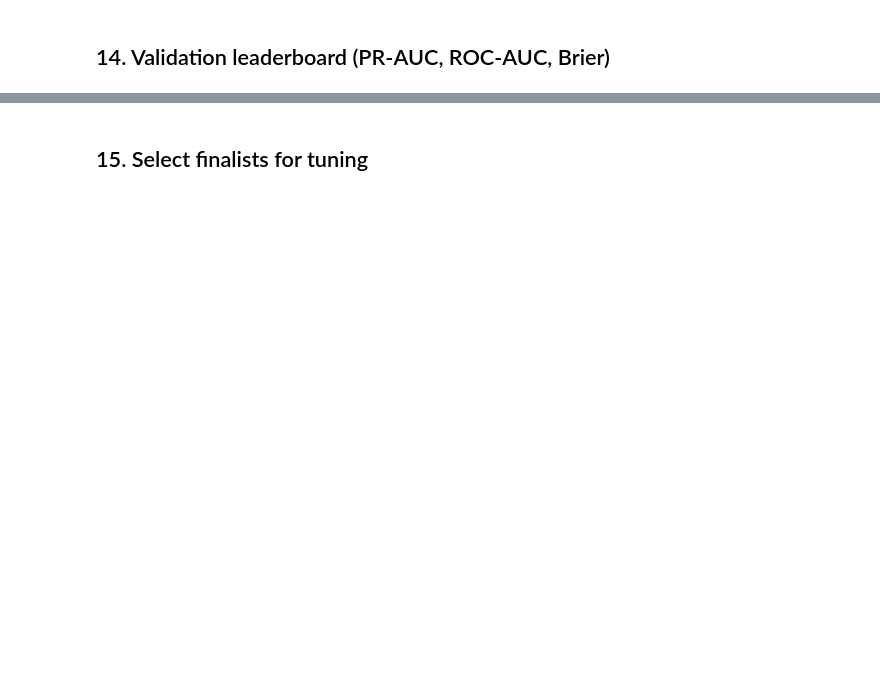
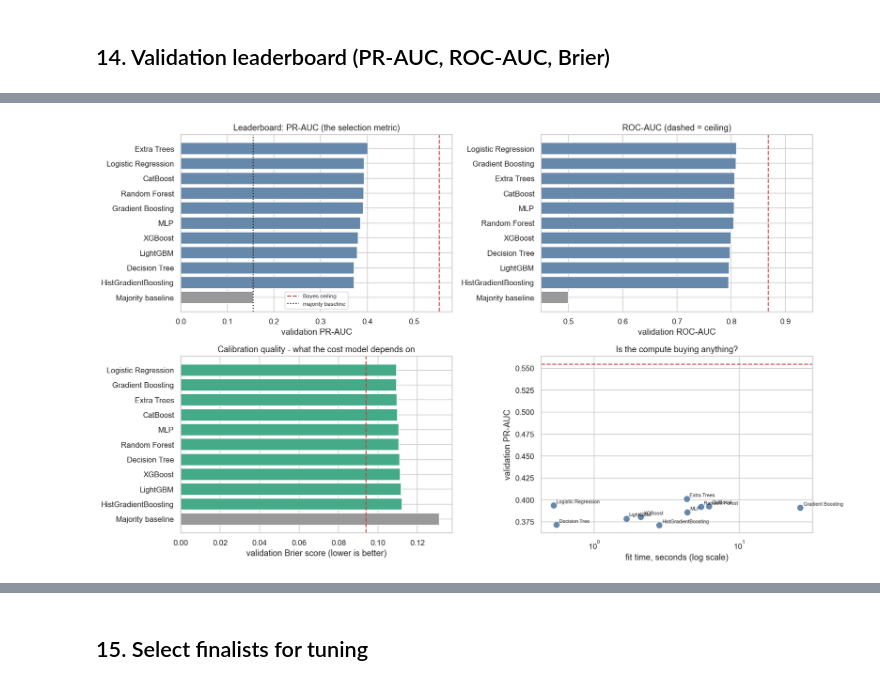
Before and after one commit to lucky07-07/rto-return-risk-scorer, a Jupyter notebook: notebooks/03_model_training.ipynb, the cells around one changed output, grey strips where cells are left out. Saved outputs shown, nothing was run; the diff lists cells and outputs as text; code cells hidden in the pictures; blank space fills up the shorter version.

```diff
--- a/notebooks/03_model_training.ipynb
+++ b/notebooks/03_model_training.ipynb
@@ -14,0 +128,8 @@ Return-Risk Scorer for COD orders (Return-to-Origin prediction).
+# %%
+zoo = model_zoo(seed=SEED)
+print(f"{len(zoo)} entries\n")
+display(pd.DataFrame([
+    {"key": e.key, "model": e.label, "family": e.family,
+     "scaled_inputs": e.scale, "note": e.note}
+    for e in zoo.values()
+]).set_index("key"))
@@ -58,0 +324,2 @@ Return-Risk Scorer for COD orders (Return-to-Origin prediction).
+# %%
+_ = run_entry("10_mlp")
@@ -62,0 +375,42 @@ Return-Risk Scorer for COD orders (Return-to-Origin prediction).
+# %%
+fig, ax = plt.subplots(2, 2, figsize=(15, 9))
+
+b = board.sort_values("val_pr_auc")
+colors = ["#999" if k == "00_dummy" else "#68a" for k in b.key]
+ax[0, 0].barh(b.model, b.val_pr_auc, color=colors)
+ax[0, 0].axvline(CEILING["pr_auc"], ls="--", c="#c44", lw=1.5, label="Bayes ceiling")
+ax[0, 0].axvline(dummy.val_pr_auc, ls=":", c="k", lw=1.5, label="majority baseline")
+ax[0, 0].set_xlabel("validation PR-AUC")
+ax[0, 0].set_title("Leaderboard: PR-AUC (the selection metric)")
+ax[0, 0].legend(fontsize=8)
+
+b2 = board.sort_values("val_roc_auc")
+ax[0, 1].barh(b2.model, b2.val_roc_auc,
+              color=["#999" if k == "00_dummy" else "#68a" for k in b2.key])
+ax[0, 1].axvline(CEILING["roc_auc"], ls="--", c="#c44", lw=1.5)
+ax[0, 1].set_xlim(0.45, 0.95)
+ax[0, 1].set_xlabel("validation ROC-AUC")
+ax[0, 1].set_title("ROC-AUC (dashed = ceiling)")
+
+b3 = board.sort_values("val_brier", ascending=False)
+ax[1, 0].barh(b3.model, b3.val_brier,
+              color=["#999" if k == "00_dummy" else "#4a8" for k in b3.key])
+ax[1, 0].axvline(CEILING["brier"], ls="--", c="#c44", lw=1.5)
+ax[1, 0].set_xlabel("validation Brier score (lower is better)")
+ax[1, 0].set_title("Calibration quality - what the cost model depends on")
+
+models = board[board.key != "00_dummy"]
+ax[1, 1].scatter(models.fit_seconds, models.val_pr_auc, s=60, c="#68a")
+for _, r in models.iterrows():
+    ax[1, 1].annotate(r.model, (r.fit_seconds, r.val_pr_auc), fontsize=7,
+                      xytext=(4, 3), textcoords="offset points")
+ax[1, 1].set_xscale("log")
+ax[1, 1].axhline(CEILING["pr_auc"], ls="--", c="#c44", lw=1.5)
+ax[1, 1].set_xlabel("fit time, seconds (log scale)")
+ax[1, 1].set_ylabel("validation PR-AUC")
+ax[1, 1].set_title("Is the compute buying anything?")
+plt.tight_layout()
+plt.savefig(FIG / "03_leaderboard.png", bbox_inches="tight")
+plt.show()
+# %% [output]
+[figure, added]
```
Also changed, not shown: parts of 46 cells of this notebook, 12 other files.
